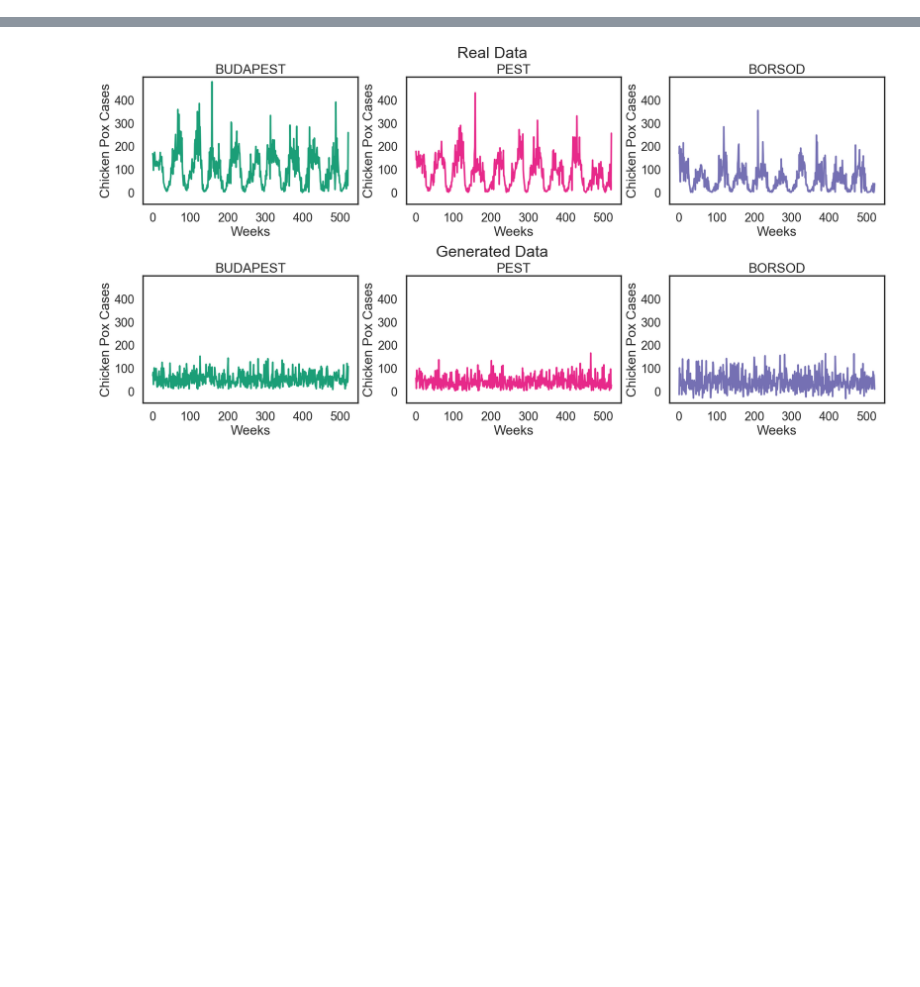
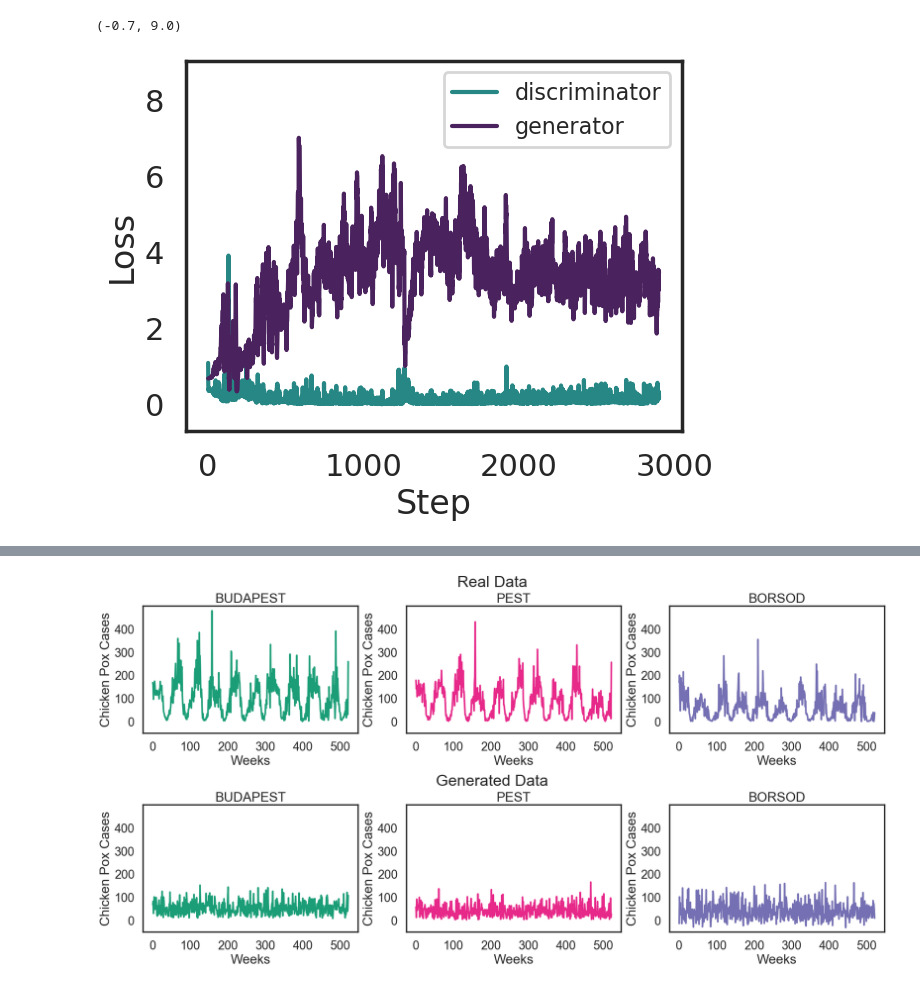
Before and after one commit to Dow-GAN/dowgan, a Jupyter notebook: dowgan/Presentation_demo.ipynb, the cells around one changed output, grey strips where cells are left out. Saved outputs shown, nothing was run; the diff lists cells and outputs as text; code cells hidden in the pictures; blank space fills up the shorter version.

Commit message:
plotting loss

```diff
--- a/dowgan/Presentation_demo.ipynb
+++ b/dowgan/Presentation_demo.ipynb
@@ -83,4 +84,2 @@ train_loader = torch.utils.data.DataLoader(train_set, batch_size=batch_size)
 generator = tsGAN.Generator(df_dim,batch_size,drop_out)
 discriminator =  tsGAN.Discriminator(df_dim,batch_size,drop_out)
-# %%
-tsGAN.training_loop(generator, discriminator, num_epochs, train_loader, batch_size,lr,df_dim)
@@ -107,0 +86,3 @@ Epoch: 90 Loss G.: 4.000824928283691
+# %%
+#Training the generator and discriminator with the data and returning a list of the losses
+dim_list, gen_list = tsGAN.training_loop(generator, discriminator, num_epochs, train_loader, batch_size,lr,df_dim)
@@ -107,0 +107,33 @@ Epoch: 90 Loss G.: 4.000824928283691
+# %%
+#Converting the losses from tensors into a DataFrame
+
+#Initializing the loss lists
+dim_list_new = []
+gen_list_new = []
+
+#Iterating through the lists of tensors and converting them to arrays
+for i in np.arange(0,len(dim_list)):
+    d = dim_list[i].detach().numpy()
+    g = gen_list[i].detach().numpy()
+    dim_list_new.append(d)
+    gen_list_new.append(g)
+
+#Putting these loss lists into Dataframes
+dim_list_new=pd.DataFrame(dim_list_new, columns=['dim_loss'])
+gen_list_new=pd.DataFrame(gen_list_new, columns=['gen_loss'])
+
+loss = pd.concat([dim_list_new,gen_list_new],axis=1)
+# %%
+#Plotting the losses of the discriminator and the generator
+fig, ax = plt.subplots()
+
+sns.lineplot(data=loss, x=np.arange(0,2900),y='dim_loss',sort=False, label = 'discriminator',color='#268785')
+sns.lineplot(data=loss, x=np.arange(0,2900),y='gen_loss',sort=False, label = 'generator',color='#4A225D')
+
+ax.legend(fontsize = 16)
+ax.set_ylabel('Loss')
+ax.set_xlabel('Step')
+ax.set_ylim(-0.7,9)
+# %% [output]
+(-0.7, 9.0)
+[figure, added]
```
Also changed, not shown: parts of 17 cells of this notebook, 2 other files.
